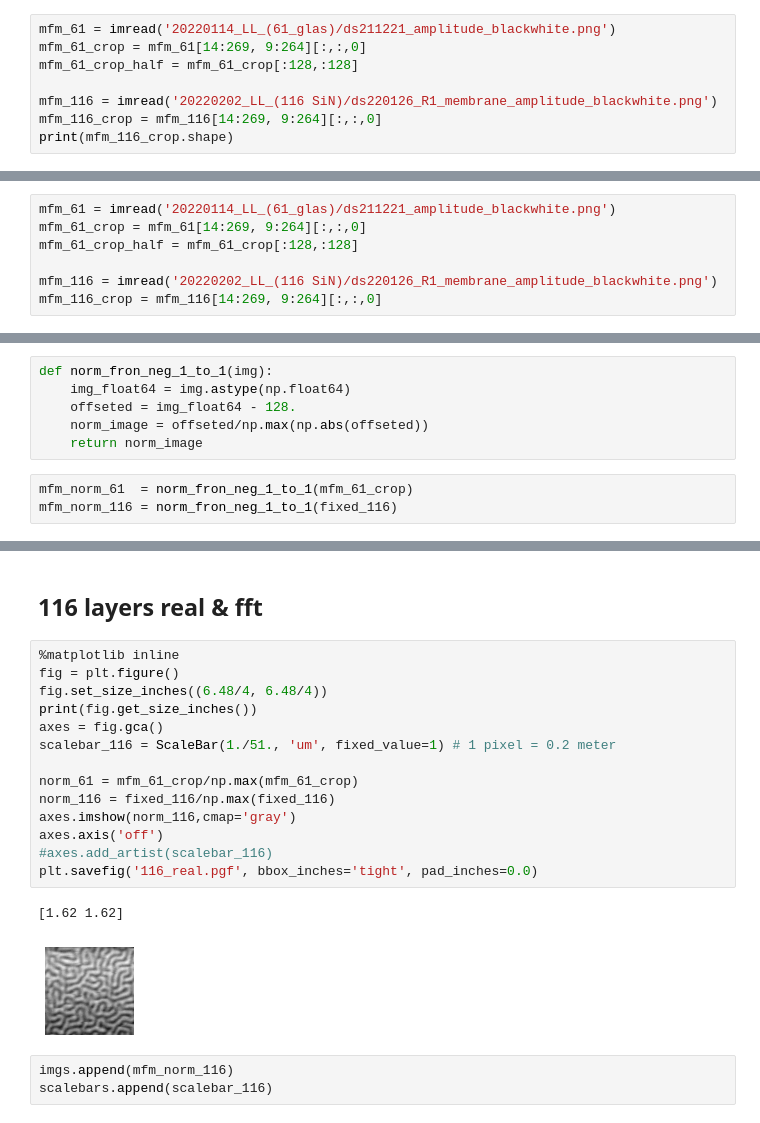
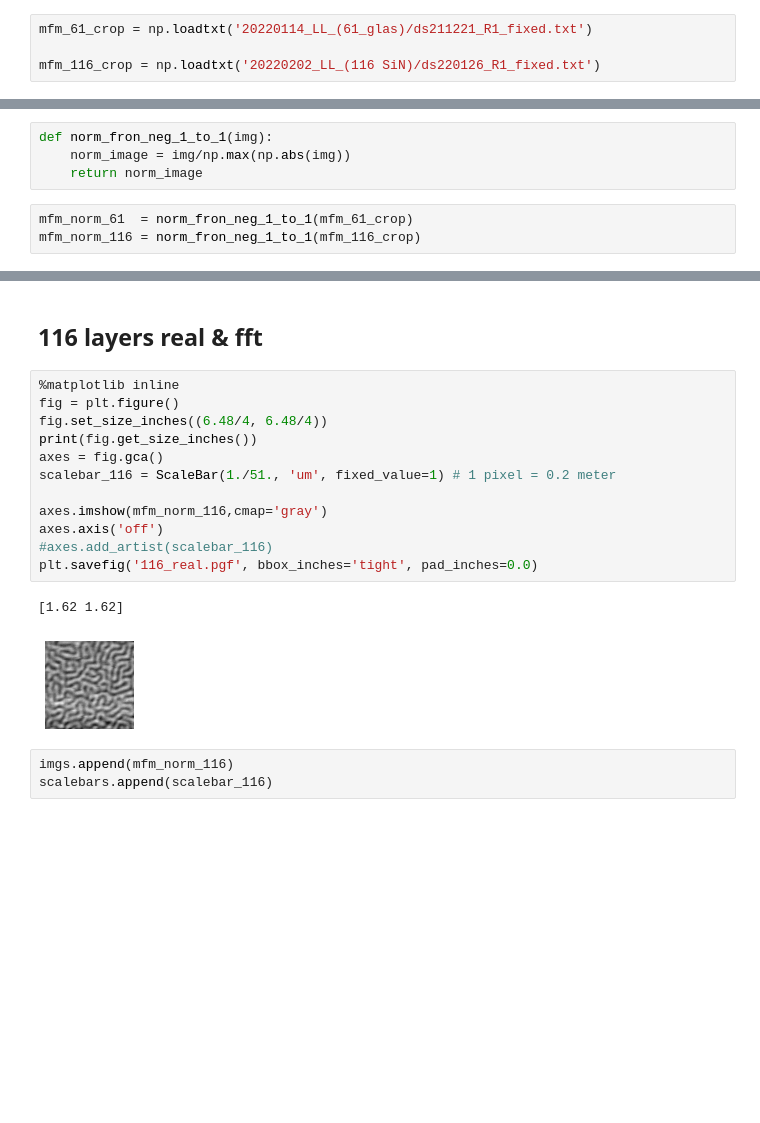
Before and after one commit to lrlunin/bachelorarbeit_python_notebooks_and_data, a Jupyter notebook: mfm/mfm FT.ipynb, the cells around one changed output, grey strips where cells are left out. Cells and saved outputs as stored; diff of their text form; blank space fills up the shorter version.

```diff
--- a/mfm/mfm FT.ipynb
+++ b/mfm/mfm FT.ipynb
@@ -42,10 +43,6 @@ import skimage.transform
 import matplotlib.patches as patches
 from mpl_toolkits.axes_grid1 import ImageGrid
 # %%
-mfm_61 = imread('20220114_LL_(61_glas)/ds211221_amplitude_blackwhite.png')
-mfm_61_crop = mfm_61[14:269, 9:264][:,:,0]
-mfm_61_crop_half = mfm_61_crop[:128,:128]
+mfm_61_crop = np.loadtxt('20220114_LL_(61_glas)/ds211221_R1_fixed.txt')
 
-mfm_116 = imread('20220202_LL_(116 SiN)/ds220126_R1_membrane_amplitude_blackwhite.png')
-mfm_116_crop = mfm_116[14:269, 9:264][:,:,0]
-print(mfm_116_crop.shape)
+mfm_116_crop = np.loadtxt('20220202_LL_(116 SiN)/ds220126_R1_fixed.txt')
@@ -80,10 +75,3 @@ axes[1][1].add_artist(scalebar_116_ft)
 [interactive output not drawn]
 [interactive output not drawn]
 <matplotlib_scalebar.scalebar.ScaleBar at 0x...>
-# %%
-mfm_61 = imread('20220114_LL_(61_glas)/ds211221_amplitude_blackwhite.png')
-mfm_61_crop = mfm_61[14:269, 9:264][:,:,0]
-mfm_61_crop_half = mfm_61_crop[:128,:128]
-
-mfm_116 = imread('20220202_LL_(116 SiN)/ds220126_R1_membrane_amplitude_blackwhite.png')
-mfm_116_crop = mfm_116[14:269, 9:264][:,:,0]
@@ -121,12 +78,10 @@ print(np.max(fixed_116), np.min(fixed_116))
 # %%
 def norm_fron_neg_1_to_1(img):
-    img_float64 = img.astype(np.float64)
-    offseted = img_float64 - 128.
-    norm_image = offseted/np.max(np.abs(offseted))
+    norm_image = img/np.max(np.abs(img))
     return norm_image
 # %%
 mfm_norm_61  = norm_fron_neg_1_to_1(mfm_61_crop)
-mfm_norm_116 = norm_fron_neg_1_to_1(fixed_116)
+mfm_norm_116 = norm_fron_neg_1_to_1(mfm_116_crop)
 # %%
 %matplotlib notebook
 plt.imshow(mfm_norm_116)
@@ -192,20 +141,18 @@ scalebars.append(scalebar_61_ft)
 # %%
 %matplotlib inline
 fig = plt.figure()
 fig.set_size_inches((6.48/4, 6.48/4))
 print(fig.get_size_inches())
 axes = fig.gca()
 scalebar_116 = ScaleBar(1./51., 'um', fixed_value=1) # 1 pixel = 0.2 meter
 
-norm_61 = mfm_61_crop/np.max(mfm_61_crop)
-norm_116 = fixed_116/np.max(fixed_116)
-axes.imshow(norm_116,cmap='gray')
+axes.imshow(mfm_norm_116,cmap='gray')
 axes.axis('off')
 #axes.add_artist(scalebar_116)
 plt.savefig('116_real.pgf', bbox_inches='tight', pad_inches=0.0)
 # %% [output]
 [1.62 1.62]
-[figure, old version]
+[figure, new version]
 # %%
 imgs.append(mfm_norm_116)
 scalebars.append(scalebar_116)
```
Also changed, not shown: parts of 22 cells of this notebook, 45 other files.
